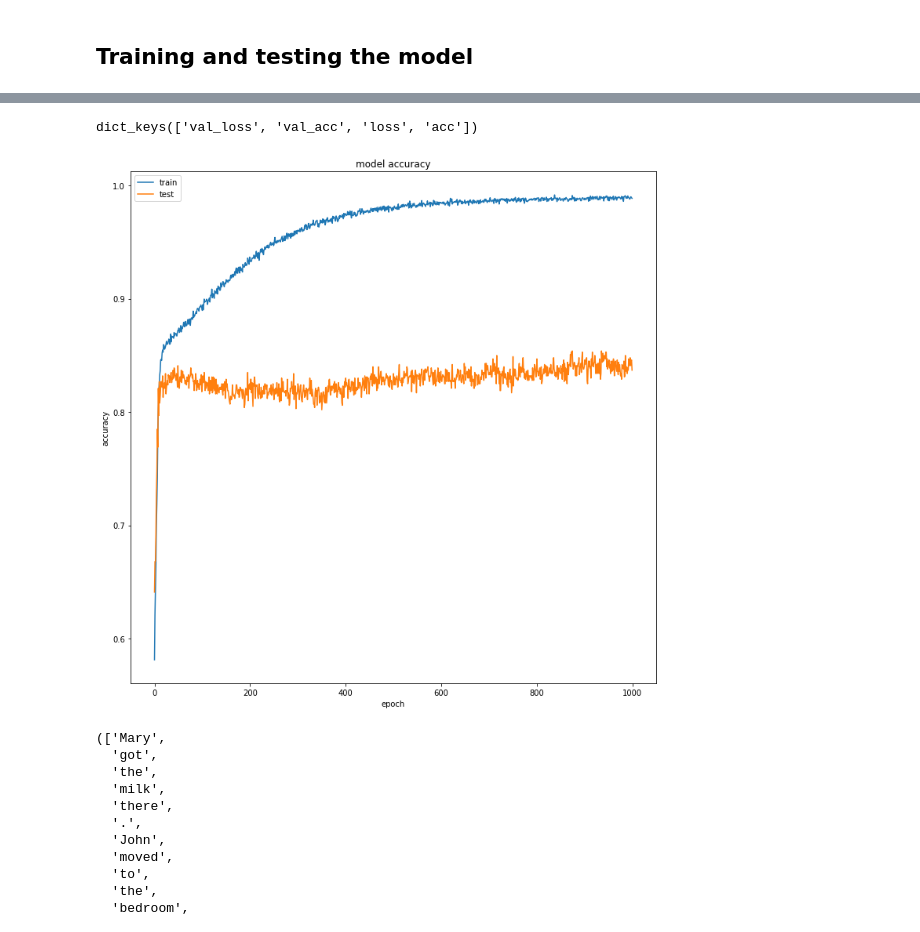
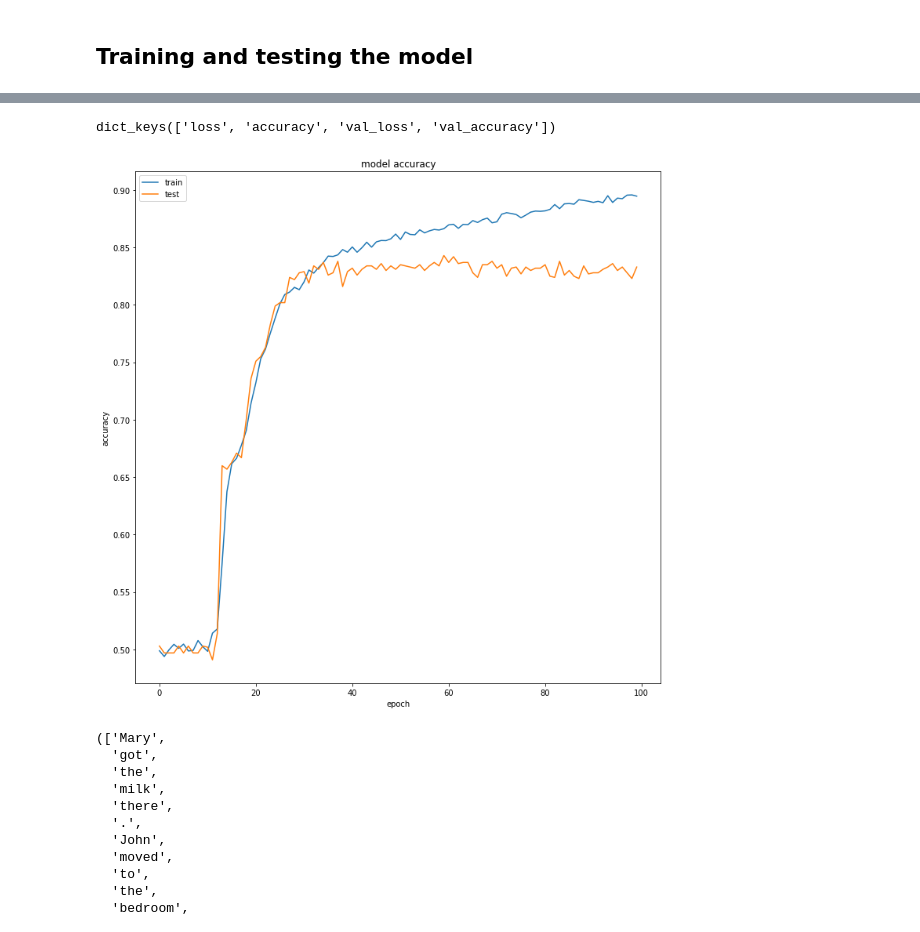
Before and after one commit to gmarchet/dnnworkshop6, a Jupyter notebook: labs/3.Chatbot/chatbot.ipynb, the cells around one changed output, grey strips where cells are left out. Drawn from its saved outputs; the diff is of its cells as text; code cells hidden in the pictures.

```diff
--- a/labs/3.Chatbot/chatbot.ipynb
+++ b/labs/3.Chatbot/chatbot.ipynb
@@ -319,6 +324,6 @@ ________________________________________________________________________________
 # %% [markdown]
 ## Training and testing the model
 # %%
-history = model.fit([inputs_train,questions_train],answers_train, batch_size = 32, epochs = 1000, validation_data = ([inputs_test,questions_test],answers_test))
+history = model.fit([inputs_train,questions_train],answers_train, batch_size = 32, epochs = 100, validation_data = ([inputs_test,questions_test],answers_test))
 # %% [output]
 Train on 10000 samples, validate on 1000 samples
@@ -345,21 +349,21 @@ model.save(filename)
 # %%
 #Lets plot the increase of accuracy as we increase the number of training epochs
 #We can see that without any training the acc is about 50%, random guessing
 import matplotlib.pyplot as plt
 %matplotlib inline
 print(history.history.keys())
 # summarize history for accuracy
 plt.figure(figsize=(12,12))
-plt.plot(history.history['acc'])
-plt.plot(history.history['val_acc'])
+plt.plot(history.history['accuracy'])
+plt.plot(history.history['val_accuracy'])
 plt.title('model accuracy')
 plt.ylabel('accuracy')
 plt.xlabel('epoch')
 plt.legend(['train', 'test'], loc='upper left')
 plt.show()
 # %% [output]
-dict_keys(['val_loss', 'val_acc', 'loss', 'acc'])
+dict_keys(['loss', 'accuracy', 'val_loss', 'val_accuracy'])
-[figure, old version]
+[figure, new version]
 # %%
 #To load a model that we have already trained and saved:
 model.load_weights('Z_chatbot_100_epochs.h5')
```
Also changed, not shown: parts of 16 cells of this notebook, 1 other file.
